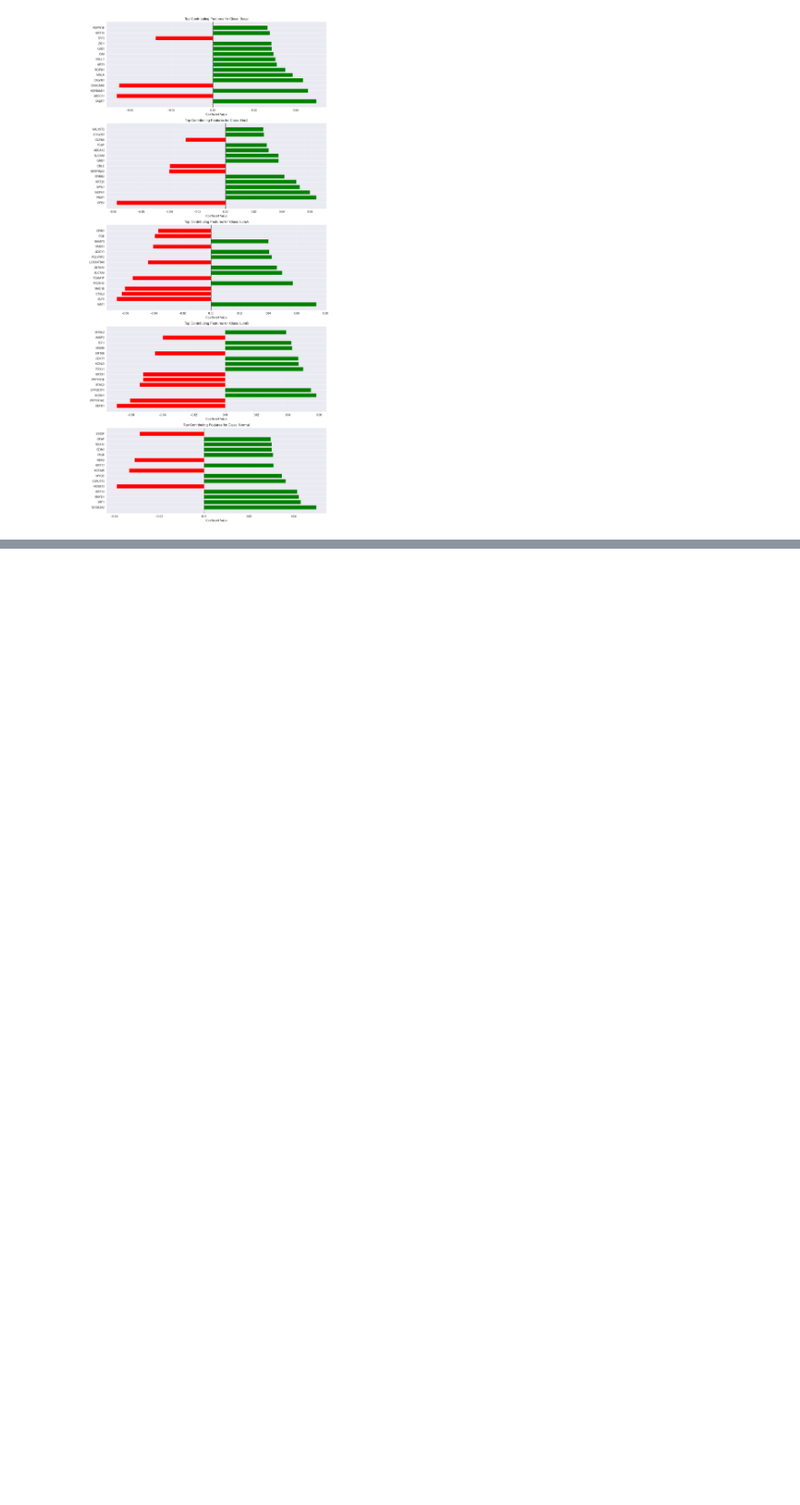
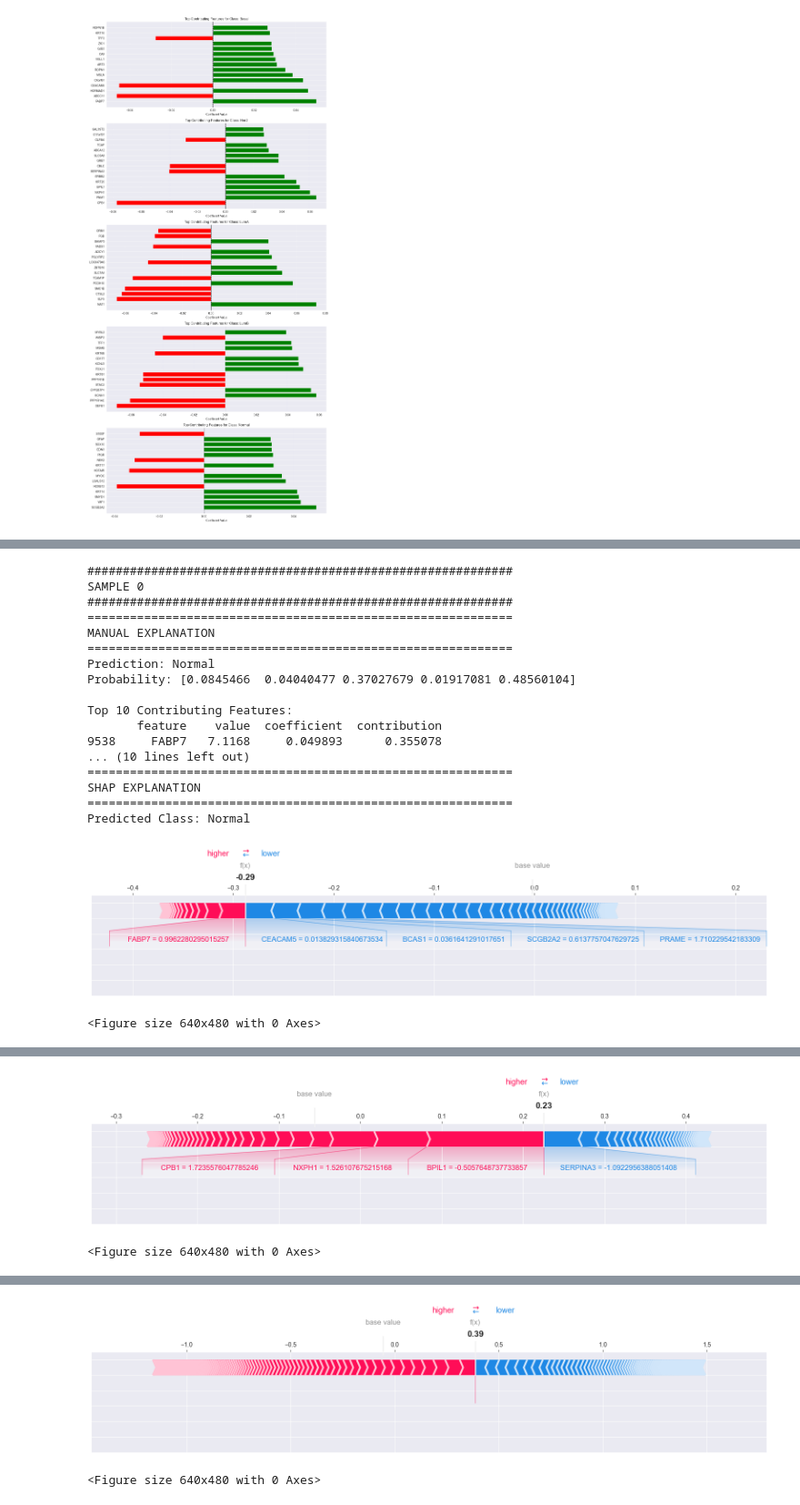
Before and after one commit to Aidinferaz/breast-cancer-pam50-xai-classification, a Jupyter notebook: White-Box Model/LogisticRegression.ipynb, the cells around one changed output, grey strips where cells are left out. Shown at 91% size. Drawn from its saved outputs; the diff is of its cells as text; code cells hidden in the pictures; blank space fills up the shorter version.

```diff
--- a/White-Box Model/LogisticRegression.ipynb
+++ b/White-Box Model/LogisticRegression.ipynb
@@ -332,0 +446,74 @@ plt.show()
+# %%
+# 5. Force Plot - Explain Individual Predictions - FIXED
+def explain_prediction_with_shap(sample_idx):
+    """Enhanced prediction explanation using SHAP"""
+
+    # Your original manual explanation
+    print("="*60)
+    print("MANUAL EXPLANATION")
+    print("="*60)
+    explain_prediction(sample_idx)
+
+    # SHAP explanation for each class
+    print("\n" + "="*60)
+    print("SHAP EXPLANATION")
+    print("="*60)
+
+    prediction = lasso.predict(X_val_scaled[sample_idx:sample_idx+1])[0]
+    predicted_class = le.inverse_transform([prediction])[0]
+
+    print(f"Predicted Class: {predicted_class}\n")
+
+    # Force plot for predicted class
+    predicted_class_idx = prediction
+
+    # TRANSPOSE to get correct shape: (samples, features) -> access sample_idx
+    class_shap_transposed = shap_values[predicted_class_idx].T
+
+    shap.force_plot(
+        explainer.expected_value[predicted_class_idx],
+        class_shap_transposed[sample_idx],  # Now accessing (sample, features)
+        X_val_scaled[sample_idx],
+        feature_names=feature_cols,
+        matplotlib=True
+    )
+    plt.tight_layout()
+    plt.show()
+
+    # Top SHAP contributors for this prediction
+    sample_shap = class_shap_transposed[sample_idx]  # Use transposed version
+    shap_contrib = pd.DataFrame({
+        'feature': feature_cols,
+        'feature_value': X_val_scaled[sample_idx],
+        'shap_value': sample_shap
+    }).sort_values('shap_value', key=abs, ascending=False)
+
+    print(f"\nTop 10 SHAP Contributors for Class '{predicted_class}':")
+    print(shap_contrib.head(10).to_string(index=False))
+
+# Explain first 3 validation samples
+for i in range(min(3, len(X_val))):
+    print(f"\n{'#'*60}")
+    print(f"SAMPLE {i}")
+    print('#'*60)
+    explain_prediction_with_shap(i)
+# %% [output]
+############################################################
+SAMPLE 0
+############################################################
+============================================================
+MANUAL EXPLANATION
+============================================================
+Prediction: Normal
+Probability: [0.0845466  0.04040477 0.37027679 0.01917081 0.48560104]
+
+Top 10 Contributing Features:
+       feature    value  coefficient  contribution
+9538     FABP7   7.1168     0.049893      0.355078
+... (10 lines left out)
+============================================================
+SHAP EXPLANATION
+============================================================
+Predicted Class: Normal
+[figure, added]
+<Figure size 640x480 with 0 Axes>
@@ -332,0 +537,2 @@ plt.show()
+[figure, added]
+<Figure size 640x480 with 0 Axes>
@@ -332,0 +556,2 @@ plt.show()
+[figure, added]
+<Figure size 640x480 with 0 Axes>
```
Also changed, not shown: parts of 7 cells of this notebook.
